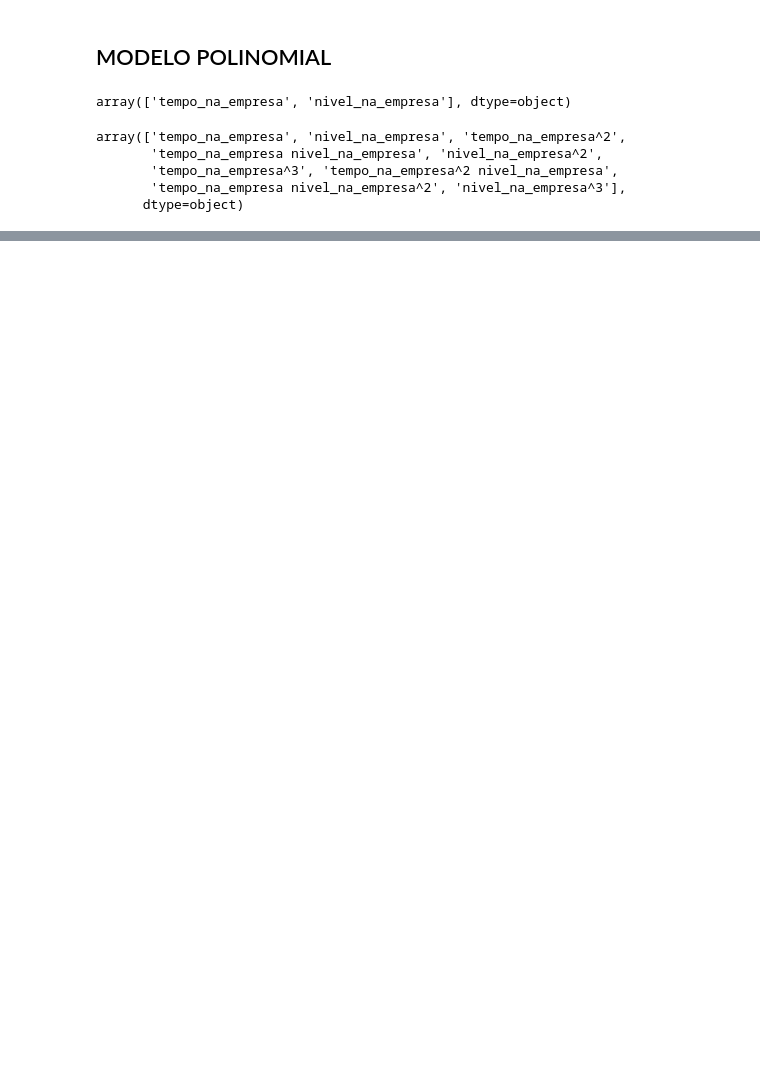
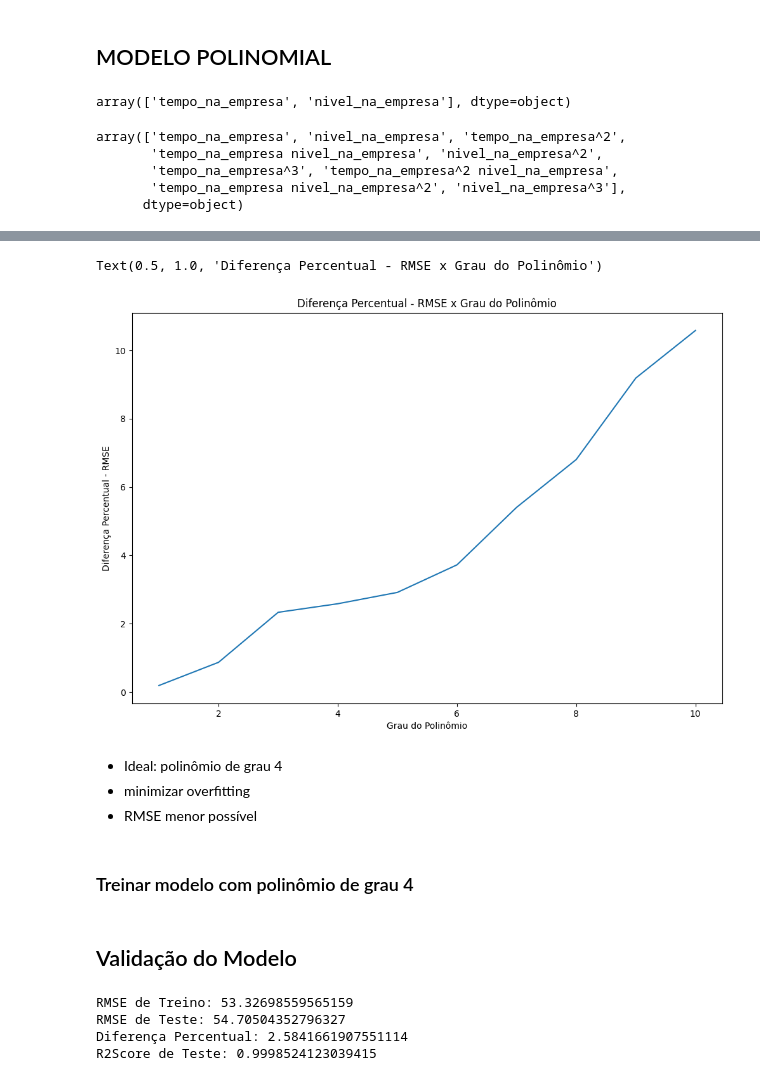
Before and after one commit to danieuuul/ia_polynomial_regression, a Jupyter notebook: modelo_salario.ipynb, the cells around one changed output, grey strips where cells are left out. Saved outputs shown, nothing was run; the diff lists cells and outputs as text; code cells hidden in the pictures; blank space fills up the shorter version.

Commit message:
Model finished and integrated with API and front-end

```diff
--- a/modelo_salario.ipynb
+++ b/modelo_salario.ipynb
@@ -454,0 +468,17 @@ for grau in graus_polynomial:
+# %%
+# Plotar diferença percentual
+
+plt.figure(figsize=(12,8))
+plt.plot(graus_polynomial, rmse_diferenca_percentual_means)
+plt.xlabel('Grau do Polinômio')
+plt.ylabel('Diferença Percentual - RMSE')
+plt.title("Diferença Percentual - RMSE x Grau do Polinômio")
+# %% [output]
+Text(0.5, 1.0, 'Diferença Percentual - RMSE x Grau do Polinômio')
+[figure, added]
+# %% [markdown]
+- Ideal: polinômio de grau 4
+- minimizar overfitting
+- RMSE menor possível
+# %% [markdown]
+### Treinar modelo com polinômio de grau 4
@@ -454,0 +573,14 @@ for grau in graus_polynomial:
+# %% [markdown]
+## Validação do Modelo
+# %%
+# Metrícas
+
+print(f'RMSE de Treino: {rmse_fold_train_mean}')
+print(f'RMSE de Teste: {rmse_fold_teste_mean}')
+print(f'Diferença Percentual: {rmse_diferenca_percentual}')
+print(f'R2Score de Teste: {r2score_fold_test_mean}')
+# %% [output]
+RMSE de Treino: 53.32698559565159
+RMSE de Teste: 54.70504352796327
+Diferença Percentual: 2.5841661907551114
+R2Score de Teste: 0.9998524123039415
```
Also changed, not shown: parts of 13 cells of this notebook, 3 other files.
